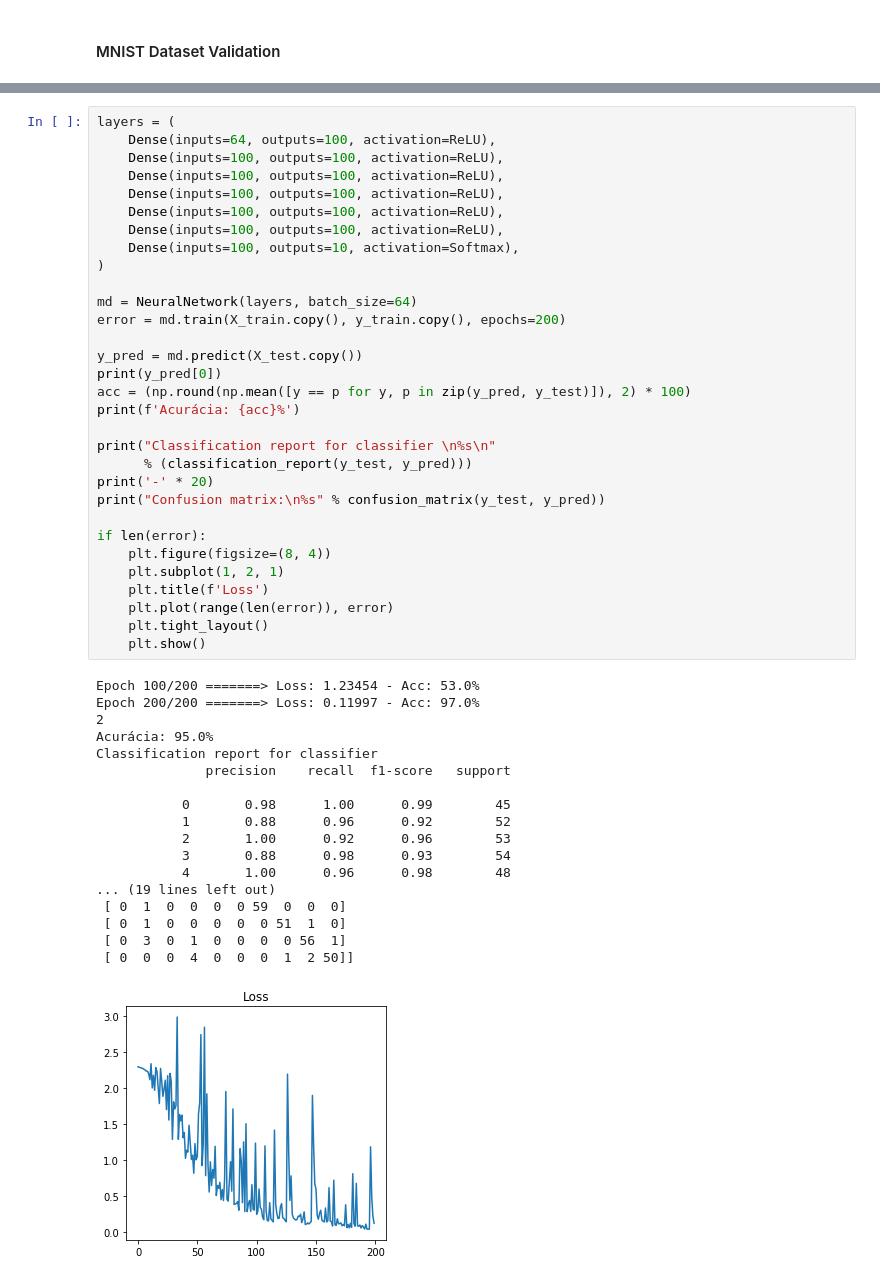
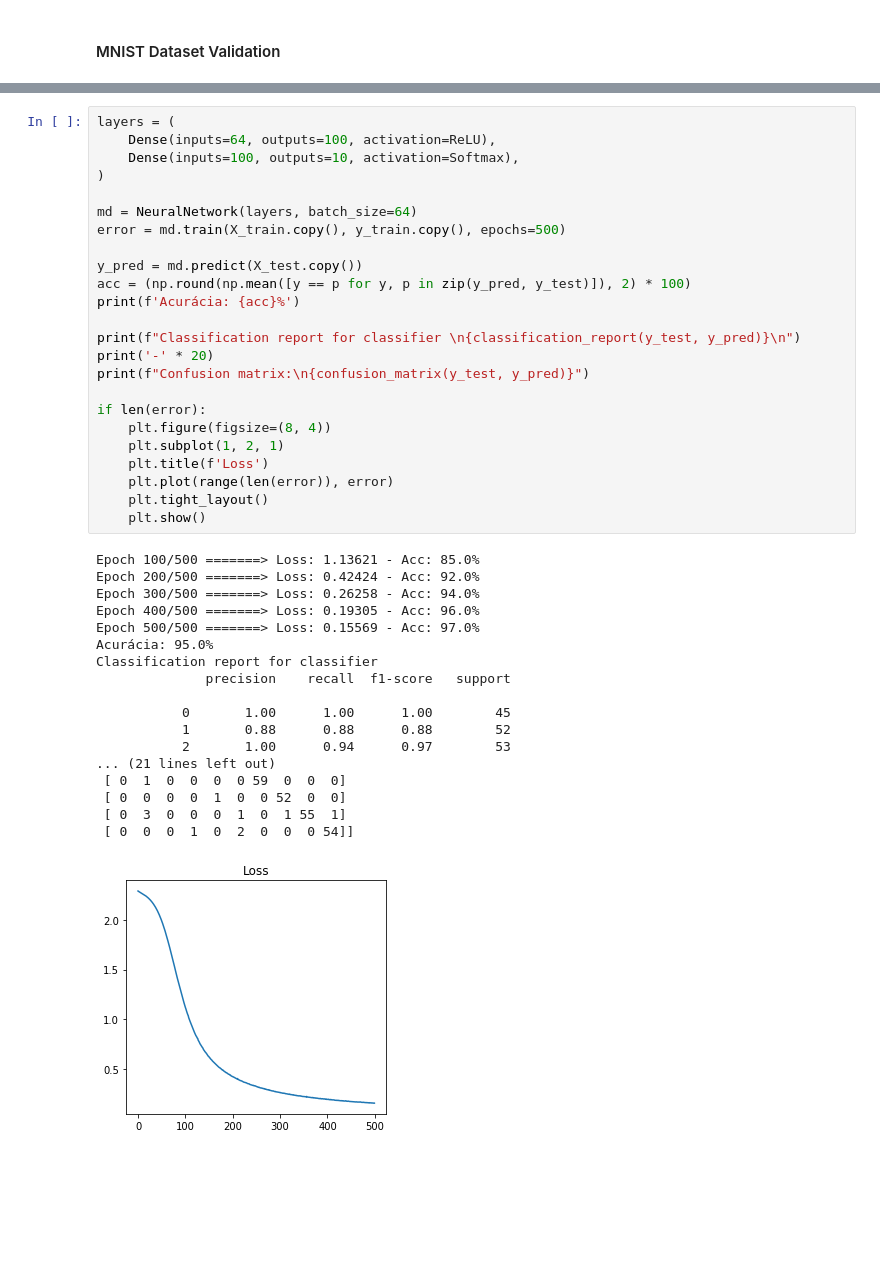
Before and after one commit to rdenadai/AI-Study-Notebooks, a Jupyter notebook: notebooks/5. NeuralNetwork_MNIST_VAL.ipynb, the cells around one changed output, grey strips where cells are left out. Saved outputs shown, nothing was run; the diff lists cells and outputs as text; blank space fills up the shorter version.

```diff
--- a/notebooks/5. NeuralNetwork_MNIST_VAL.ipynb
+++ b/notebooks/5. NeuralNetwork_MNIST_VAL.ipynb
@@ -164,52 +158,45 @@ Qtd Digits:  1797
 # %%
 layers = (
     Dense(inputs=64, outputs=100, activation=ReLU),
-    Dense(inputs=100, outputs=100, activation=ReLU),
-    Dense(inputs=100, outputs=100, activation=ReLU),
-    Dense(inputs=100, outputs=100, activation=ReLU),
-    Dense(inputs=100, outputs=100, activation=ReLU),
-    Dense(inputs=100, outputs=100, activation=ReLU),
     Dense(inputs=100, outputs=10, activation=Softmax),
 )
 
 md = NeuralNetwork(layers, batch_size=64)
-error = md.train(X_train.copy(), y_train.copy(), epochs=200)
+error = md.train(X_train.copy(), y_train.copy(), epochs=500)
 
 y_pred = md.predict(X_test.copy())
-print(y_pred[0])
 acc = (np.round(np.mean([y == p for y, p in zip(y_pred, y_test)]), 2) * 100)
 print(f'Acurácia: {acc}%')
 
-print("Classification report for classifier \n%s\n"
-      % (classification_report(y_test, y_pred)))
+print(f"Classification report for classifier \n{classification_report(y_test, y_pred)}\n")
 print('-' * 20)
-print("Confusion matrix:\n%s" % confusion_matrix(y_test, y_pred))
+print(f"Confusion matrix:\n{confusion_matrix(y_test, y_pred)}")
 
 if len(error):
     plt.figure(figsize=(8, 4))
     plt.subplot(1, 2, 1)
     plt.title(f'Loss')
     plt.plot(range(len(error)), error)
     plt.tight_layout()
     plt.show()
 # %% [output]
-Epoch 100/200 =======> Loss: 1.23454 - Acc: 53.0%
-Epoch 200/200 =======> Loss: 0.11997 - Acc: 97.0%
-2
+Epoch 100/500 =======> Loss: 1.13621 - Acc: 85.0%
+Epoch 200/500 =======> Loss: 0.42424 - Acc: 92.0%
+Epoch 300/500 =======> Loss: 0.26258 - Acc: 94.0%
+Epoch 400/500 =======> Loss: 0.19305 - Acc: 96.0%
+Epoch 500/500 =======> Loss: 0.15569 - Acc: 97.0%
 Acurácia: 95.0%
 Classification report for classifier
               precision    recall  f1-score   support
 
-           0       0.98      1.00      0.99        45
-           1       0.88      0.96      0.92        52
-           2       1.00      0.92      0.96        53
-           3       0.88      0.98      0.93        54
-           4       1.00      0.96      0.98        48
-... (19 lines left out)
+           0       1.00      1.00      1.00        45
+           1       0.88      0.88      0.88        52
+           2       1.00      0.94      0.97        53
+... (21 lines left out)
  [ 0  1  0  0  0  0 59  0  0  0]
- [ 0  1  0  0  0  0  0 51  1  0]
- [ 0  3  0  1  0  0  0  0 56  1]
- [ 0  0  0  4  0  0  0  1  2 50]]
+ [ 0  0  0  0  1  0  0 52  0  0]
+ [ 0  3  0  0  0  1  0  1 55  1]
+ [ 0  0  0  1  0  2  0  0  0 54]]
-[figure, old version]
+[figure, new version]
 # %%
 classifier = MLPClassifier(
```
Also changed, not shown: parts of 5 cells of this notebook, 2 other files.
